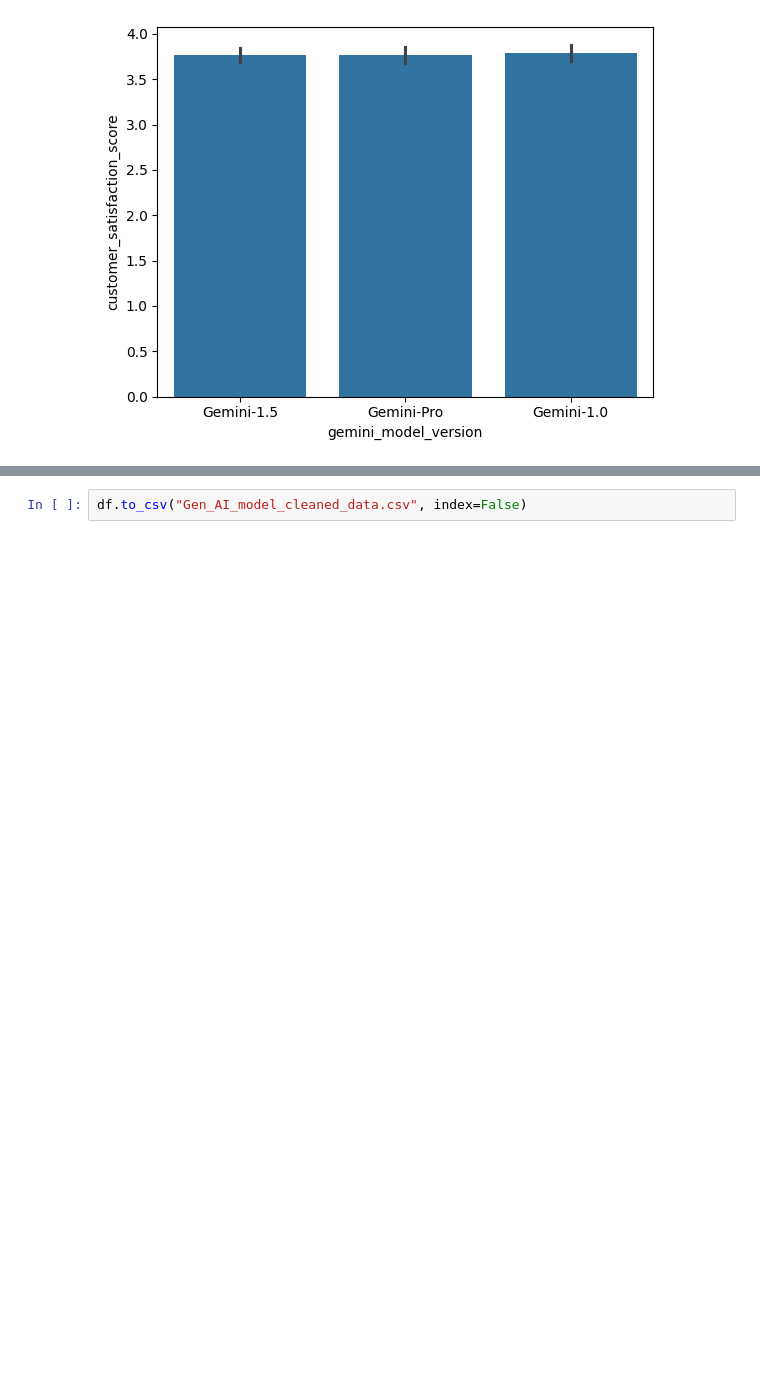
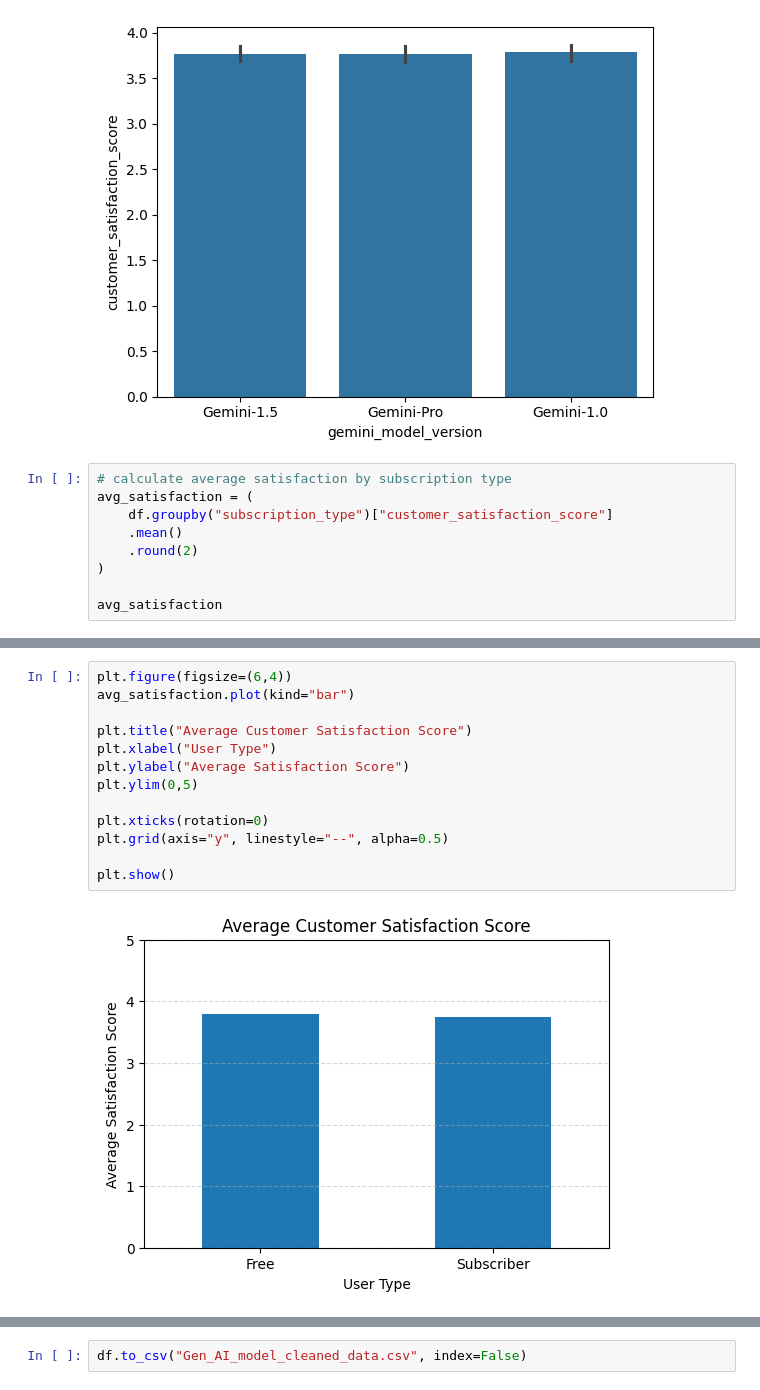
Before and after one commit to vermanaman419-prog/User-Interaction-Satisfaction-Analysis-of-Gen-AI-Model, a Jupyter notebook: 📊_User_Interaction_&_Satisfaction_Analysis_of_Generative_AI_Model_.ipynb, the cells around one changed output, grey strips where cells are left out. Cells and saved outputs as stored; diff of their text form; blank space fills up the shorter version.

```diff
--- a/📊_User_Interaction_&_Satisfaction_Analysis_of_Generative_AI_Model_.ipynb
+++ b/📊_User_Interaction_&_Satisfaction_Analysis_of_Generative_AI_Model_.ipynb
@@ -208,3 +208,12 @@ sns.barplot(
 plt.show()
 # %% [output]
 [figure]
+# %%
+# calculate average satisfaction by subscription type
+avg_satisfaction = (
+    df.groupby("subscription_type")["customer_satisfaction_score"]
+    .mean()
+    .round(2)
+)
+
+avg_satisfaction
@@ -210,0 +226,15 @@ plt.show()
+# %%
+plt.figure(figsize=(6,4))
+avg_satisfaction.plot(kind="bar")
+
+plt.title("Average Customer Satisfaction Score")
+plt.xlabel("User Type")
+plt.ylabel("Average Satisfaction Score")
+plt.ylim(0,5)
+
+plt.xticks(rotation=0)
+plt.grid(axis="y", linestyle="--", alpha=0.5)
+
+plt.show()
+# %% [output]
+[figure, added]
```
Also changed, not shown: parts of 2 cells of this notebook.
